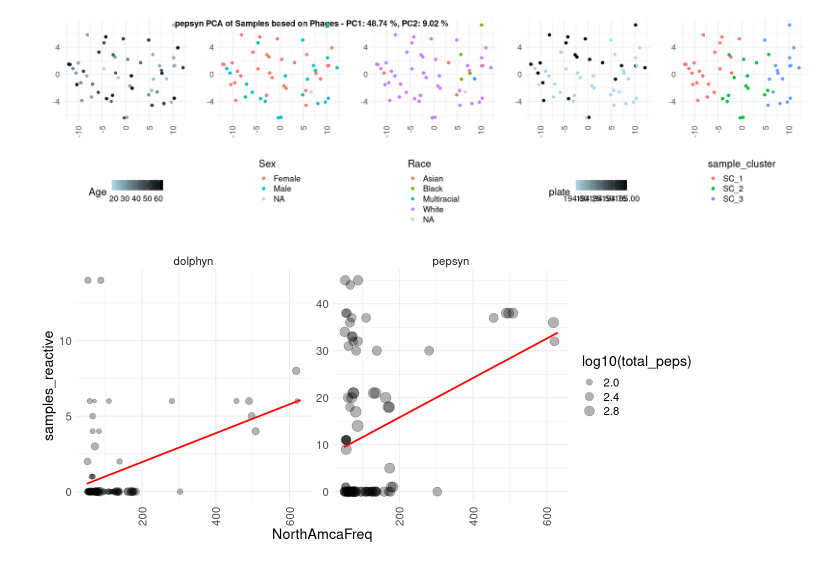
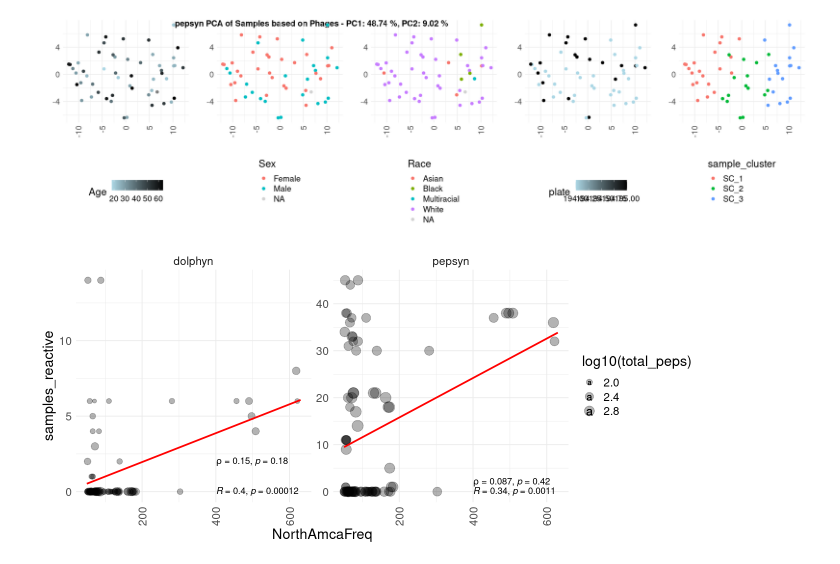
Before and after one commit to kepsi/Dolphyn, a Jupyter notebook: Manuscript Analyses/GPD_PhARscore.ipynb, the cells around one changed output. Cells and saved outputs as stored; diff of their text form; code cells hidden in the pictures.

```diff
--- a/Manuscript Analyses/GPD_PhARscore.ipynb
+++ b/Manuscript Analyses/GPD_PhARscore.ipynb
@@ -227,18 +245,21 @@ predict(newdata = blank_pep) %>% cbind(blank_pep) %>% rename(samples_reactive =
 # %%
 options(repr.plot.width=11, repr.plot.height=5)
 
 phar %>% select(taxon_id, sample, library, vir_score, vir_score_bin, NorthAmcaFreq, total_peps) %>%
 group_by(taxon_id, library, NorthAmcaFreq, total_peps) %>% summarise_at(vars(vir_score_bin),list(samples_reactive = sum)) %>%
 mutate(library = factor(library, levels=c("pepsyn","dolphyn"))) -> temp
 temp %>%
 dcast(taxon_id + NorthAmcaFreq ~ library, value.var = "samples_reactive") %>%
 subset(!is.na(dolphyn)) %>%
 melt(id.vars = c("taxon_id","NorthAmcaFreq"), value.name = "samples_reactive", variable.name = "library") %>%
 merge(temp) -> df
 
 df %>% ggplot(aes(NorthAmcaFreq, samples_reactive, size = log10(total_peps))) + geom_point(alpha = 0.3) +
-geom_line(data = blank, size = 1, color = "red") + facet_wrap(.~library, scales="free")
+geom_line(data = blank, size = 1, color = "red") +
+stat_cor(method = "pearson", label.x = 400, label.y = 0) +
+stat_cor(method = "spearman", label.x = 400, label.y = 2, cor.coef.name = "rho") +
+facet_wrap(.~library, scales="free")
 # %% [output]
-[figure, old version]
+[figure, new version]
 # %%
 df %>% subset(library == "dolphyn") %>% glm(samples_reactive ~ NorthAmcaFreq + total_peps, data = .) %>% summary
```
Also changed, not shown: parts of 7 cells of this notebook, 10 other files.
